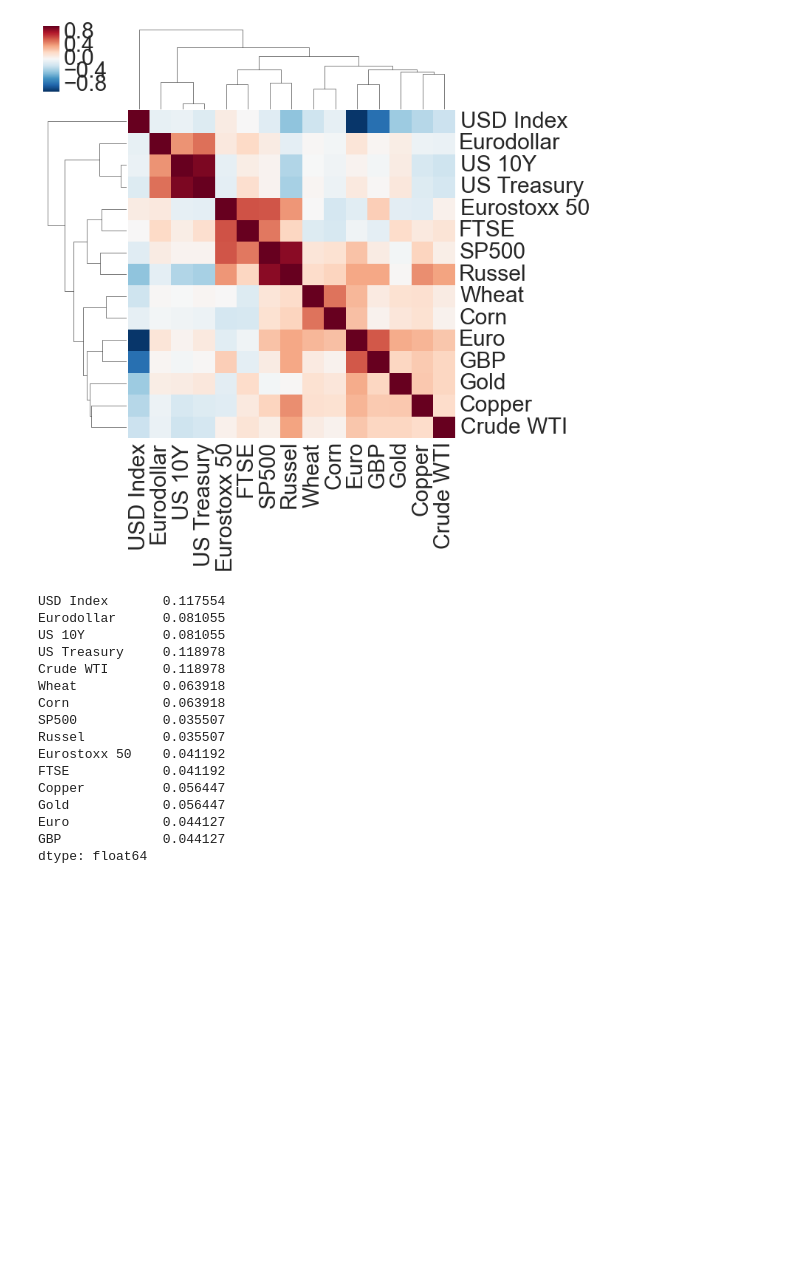
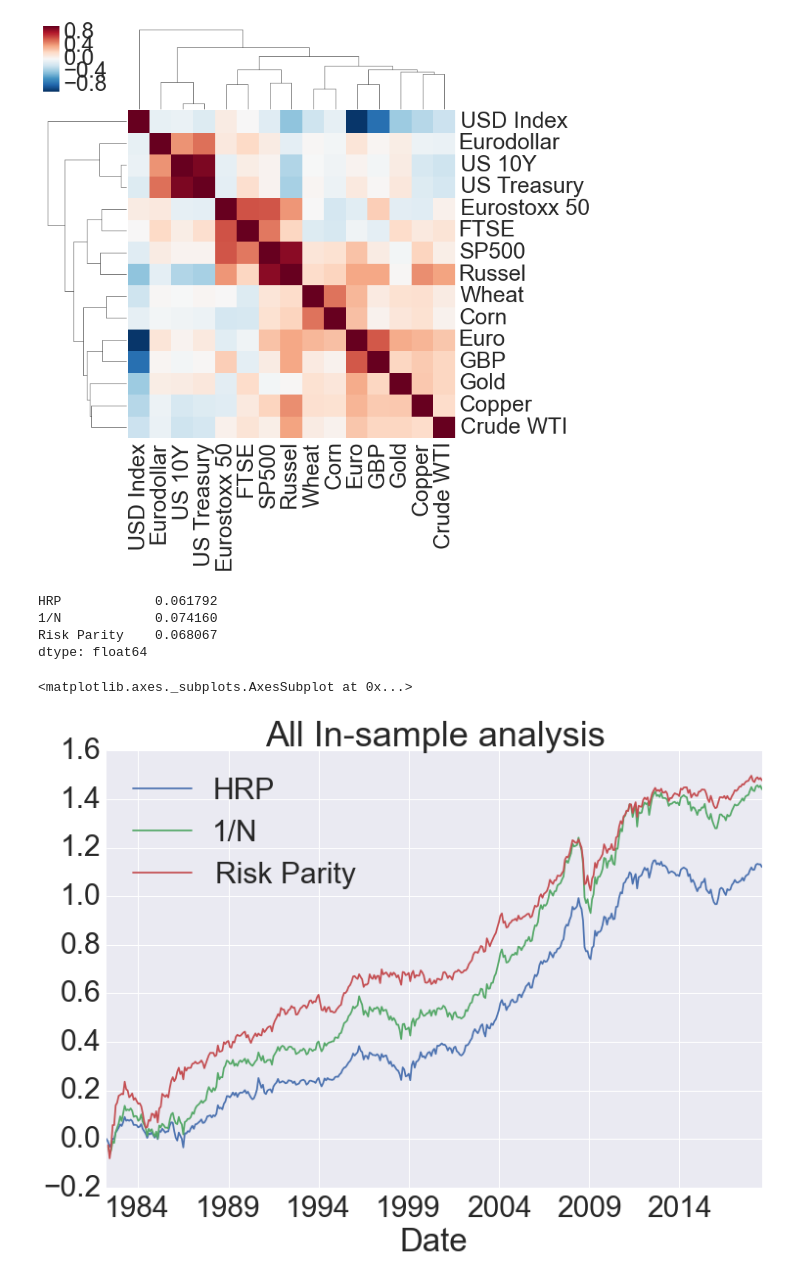
Before and after one commit to mrefermat/quant_finance, a Jupyter notebook: hierarchical_risk_parity.ipynb, the cells around one changed output. Cells and saved outputs as stored; diff of their text form; code cells hidden in the pictures; blank space fills up the shorter version.

Commit message:
with additional charts comparing other models

```diff
--- a/hierarchical_risk_parity.ipynb
+++ b/hierarchical_risk_parity.ipynb
@@ -118,23 +118,8 @@ sns.clustermap(corr)
 <seaborn.matrix.ClusterGrid at 0x...>
 [figure]
 # %%
-hrp=getRecBipart(corr,sortIx)
+hrp=getRecBipart(cov,sortIx)
-# %%
-hrp
-# %% [output]
-USD Index       0.117554
-Eurodollar      0.081055
-US 10Y          0.081055
-US Treasury     0.118978
-Crude WTI       0.118978
-Wheat           0.063918
-Corn            0.063918
-SP500           0.035507
-Russel          0.035507
-Eurostoxx 50    0.041192
-FTSE            0.041192
-Copper          0.056447
-Gold            0.056447
-Euro            0.044127
-GBP             0.044127
-dtype: float64
+# %%
+final_portfolio = pd.DataFrame()
+final_portfolio['HRP']=(hrp*pct_rtns).sum(axis=1)
+final_portfolio['1/N']=pct_rtns.mean(axis=1)
@@ -140,0 +129,14 @@ dtype: float64
+# %%
+final_portfolio['Risk Parity']=(pct_rtns*.05/pct_rtns.std()).mean(axis=1)
+# %%
+final_portfolio.std()*math.sqrt(12)
+# %% [output]
+HRP            0.061792
+1/N            0.074160
+Risk Parity    0.068067
+dtype: float64
+# %%
+final_portfolio.cumsum().plot(title='All In-sample analysis')
+# %% [output]
+<matplotlib.axes._subplots.AxesSubplot at 0x...>
+[figure, added]
```
Also changed, not shown: parts of 1 cell of this notebook.
